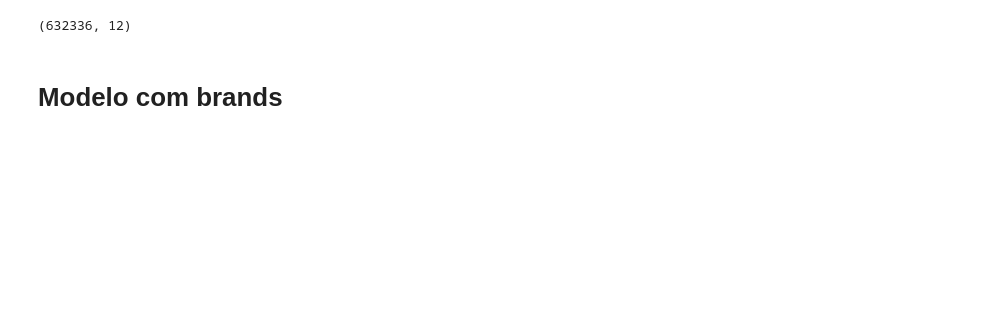
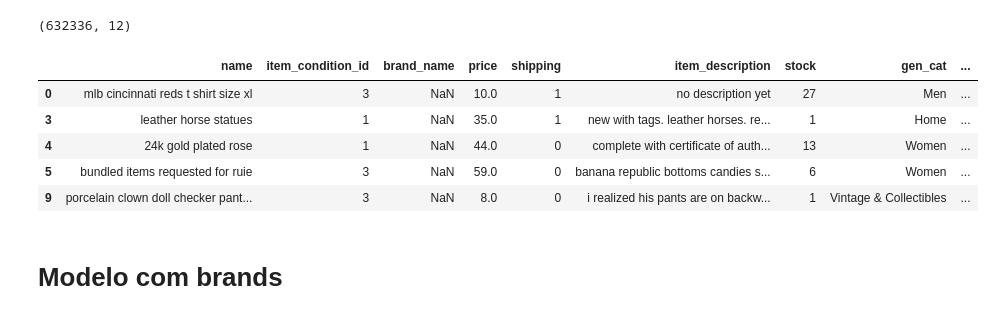
Before and after one commit to anachavesv8/Bootcamp_Blue, a Jupyter notebook: Hipotese1.ipynb, the cells around one changed output. Saved outputs shown, nothing was run; the diff lists cells and outputs as text; code cells hidden in the pictures; blank space fills up the shorter version.

```diff
--- a/Hipotese1.ipynb
+++ b/Hipotese1.ipynb
@@ -52,6 +52,8 @@ def text_preprocess(phrase):
     phrase = re.sub('https?://\S+| www.\S+', '', phrase) #Remoção de qualquer site que possa ter no nosso dataset
     phrase = re.sub("[^a-zA-Z0-9' \n\.]", '', phrase)  #excluindo tudo o que não for letra e numero.
 
+    phrase  = re.sub('^no description yet$', '', phrase)
+
     phrase = re.sub(' +', ' ', phrase) #exclusão de espaços extras, ex: "eu    vou" -> "eu vou"
 
     phrase = phrase.lower() #passando para letra minúscula.
@@ -76,6 +95,15 @@ Train_with_brand.shape
 train_No_brand.shape
 # %% [output]
 (632336, 12)
+# %%
+train_No_brand.head(5)
+# %% [output]
+|  | name | item_condition_id | brand_name | price | shipping | item_description | stock | gen_cat | ... |
+| 0 | mlb cincinnati reds t shirt size xl | 3 | NaN | 10.0 | 1 | no description yet | 27 | Men | ... |
+| 3 | leather horse statues | 1 | NaN | 35.0 | 1 | new with tags. leather horses. re... | 1 | Home | ... |
+| 4 | 24k gold plated rose | 1 | NaN | 44.0 | 0 | complete with certificate of auth... | 13 | Women | ... |
+| 5 | bundled items requested for ruie | 3 | NaN | 59.0 | 0 | banana republic bottoms candies s... | 6 | Women | ... |
+| 9 | porcelain clown doll checker pant... | 3 | NaN | 8.0 | 0 | i realized his pants are on backw... | 1 | Vintage & Collectibles | ... |
 # %% [markdown]
 #   Modelo com brands
 # %%
```
Also changed, not shown: parts of 12 cells of this notebook.
